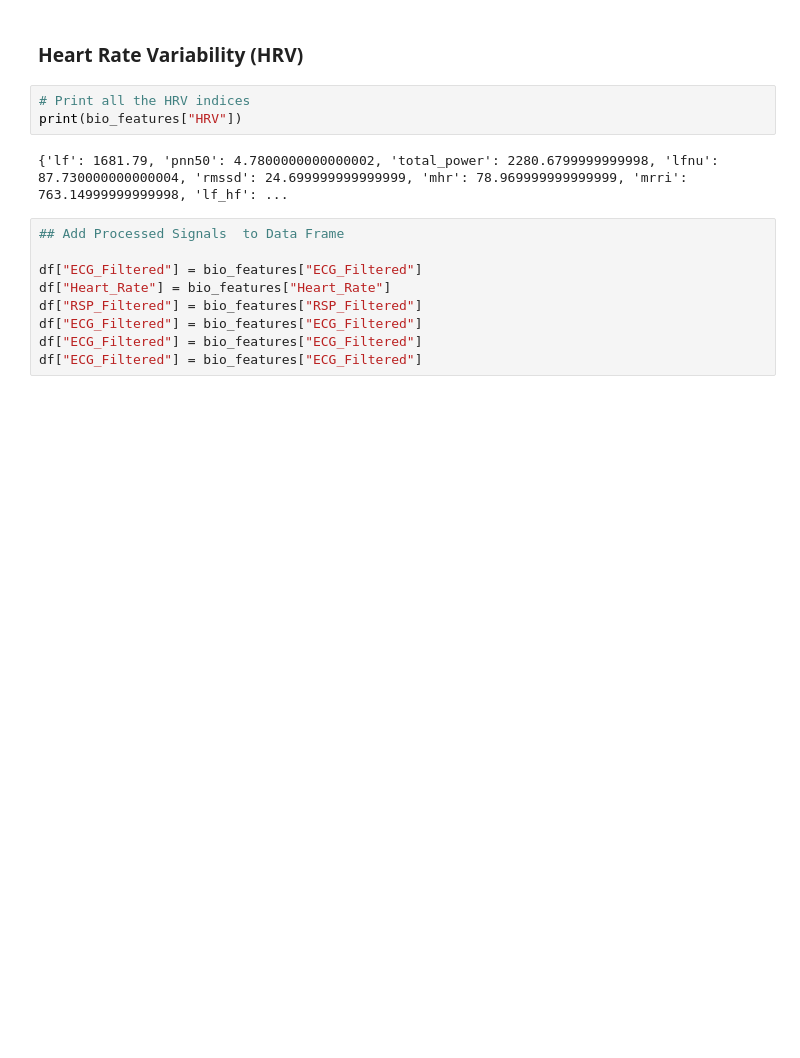
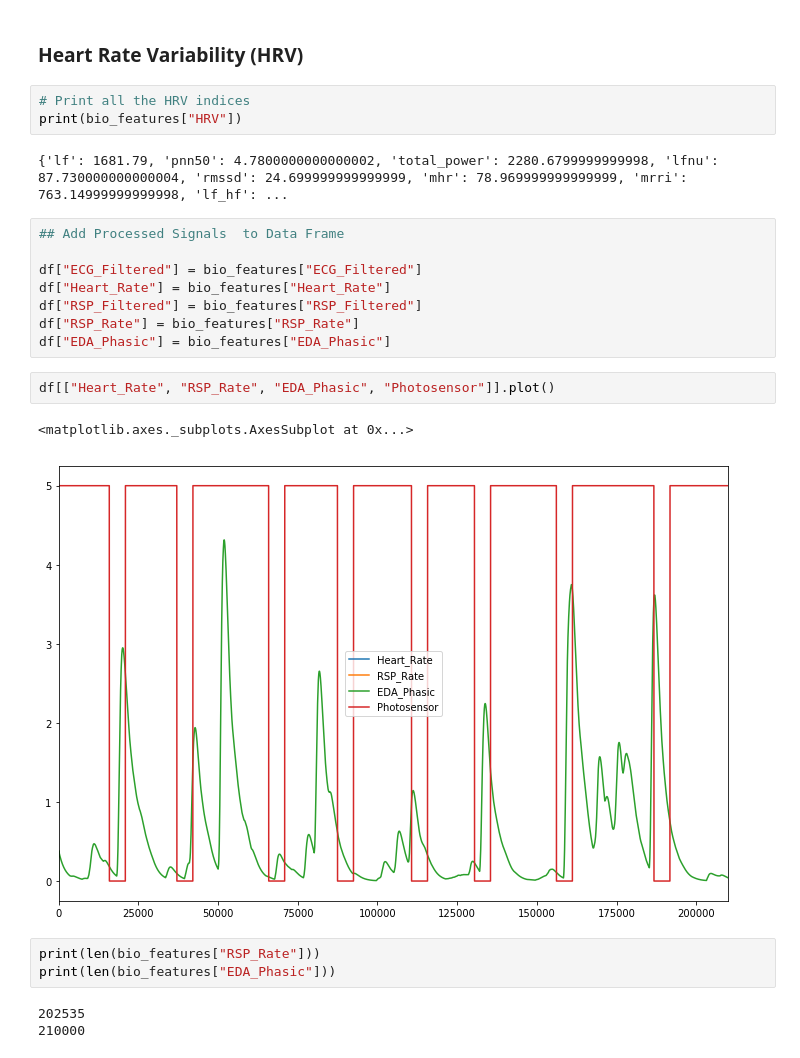
Before and after one commit to neuropsychology/NeuroKit.py, a Jupyter notebook: examples/Bio/bio_processing.ipynb, the cells around one changed output. Drawn from its saved outputs; the diff is of its cells as text; blank space fills up the shorter version.

Commit message:
rsp rate fix

```diff
--- a/examples/Bio/bio_processing.ipynb
+++ b/examples/Bio/bio_processing.ipynb
@@ -50,6 +50,16 @@ print(bio_features["HRV"])
 df["ECG_Filtered"] = bio_features["ECG_Filtered"]
 df["Heart_Rate"] = bio_features["Heart_Rate"]
 df["RSP_Filtered"] = bio_features["RSP_Filtered"]
-df["ECG_Filtered"] = bio_features["ECG_Filtered"]
-df["ECG_Filtered"] = bio_features["ECG_Filtered"]
-df["ECG_Filtered"] = bio_features["ECG_Filtered"]
+df["RSP_Rate"] = bio_features["RSP_Rate"]
+df["EDA_Phasic"] = bio_features["EDA_Phasic"]
+# %%
+df[["Heart_Rate", "RSP_Rate", "EDA_Phasic", "Photosensor"]].plot()
+# %% [output]
+<matplotlib.axes._subplots.AxesSubplot at 0x...>
+[figure, added]
+# %%
+print(len(bio_features["RSP_Rate"]))
+print(len(bio_features["EDA_Phasic"]))
+# %% [output]
+202535
+210000
```
Also changed, not shown: parts of 1 cell of this notebook, 1 other file.
